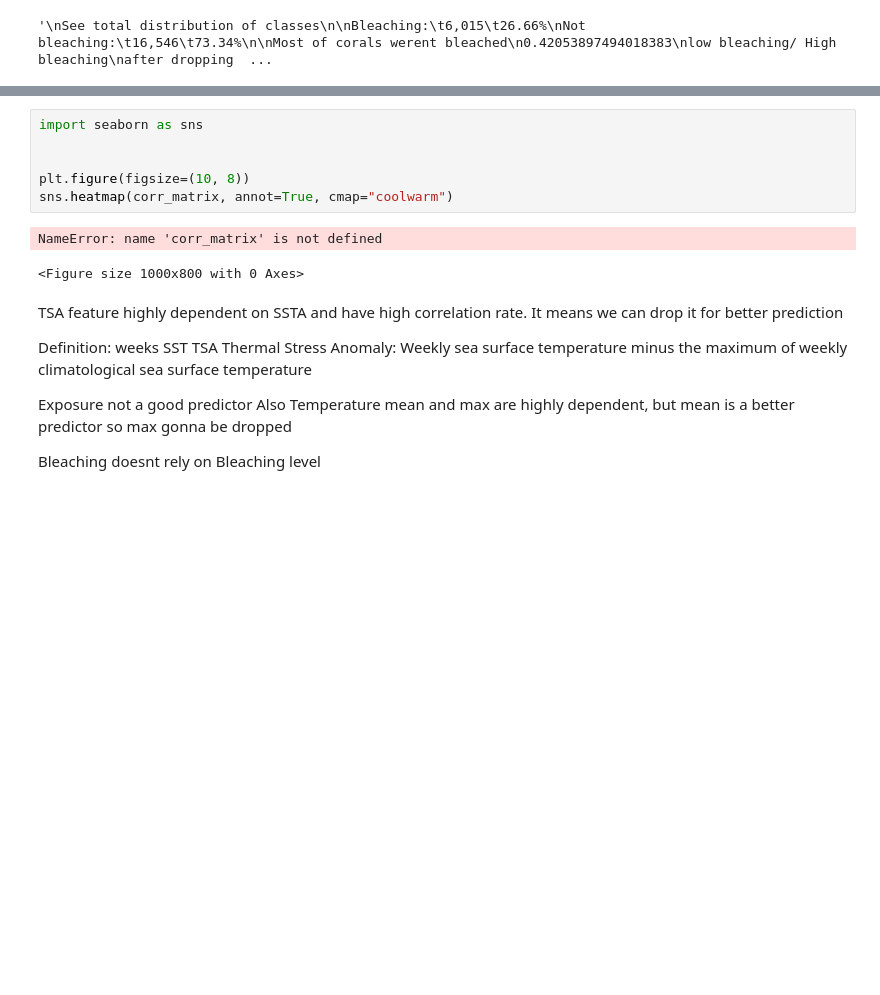
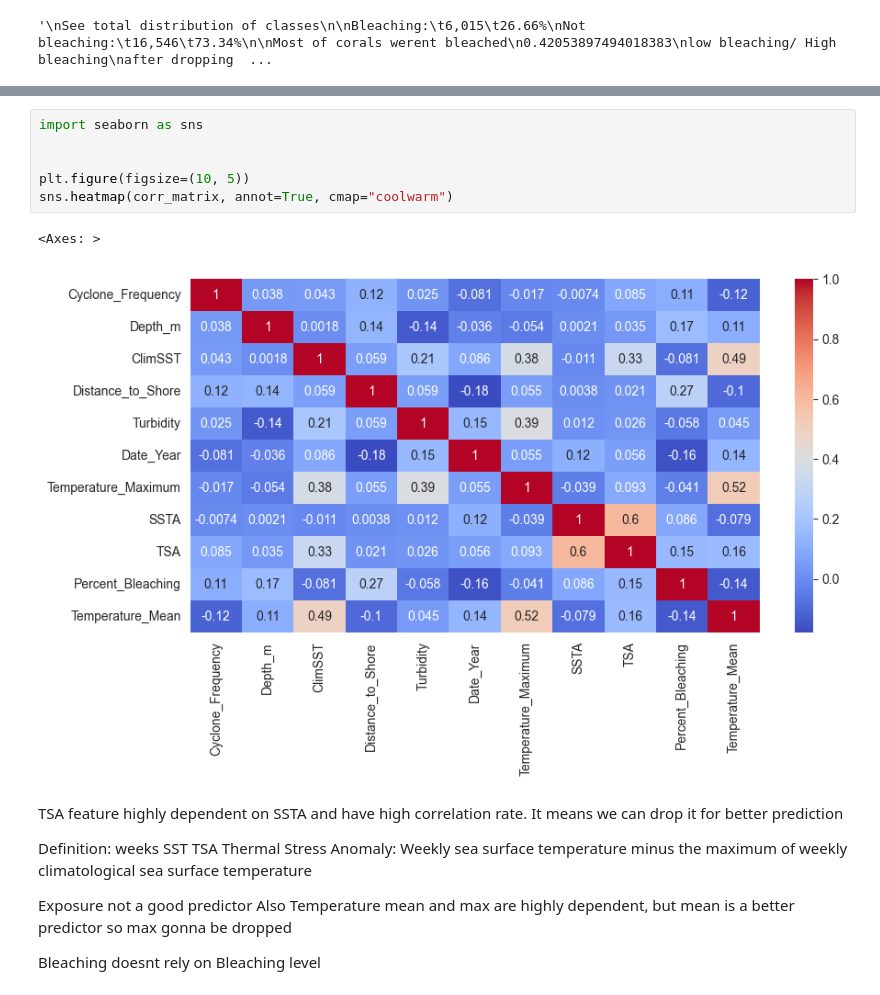
Before and after one commit to BopHockoB/Reef_Analysis, a Jupyter notebook: bleaching_classification_dataset_preprocessing.ipynb, the cells around one changed output, grey strips where cells are left out. Saved outputs shown, nothing was run; the diff lists cells and outputs as text; blank space fills up the shorter version.

```diff
--- a/bleaching_classification_dataset_preprocessing.ipynb
+++ b/bleaching_classification_dataset_preprocessing.ipynb
@@ -295,12 +411,12 @@ Index(['Depth_m', 'Distance_to_Shore', 'Turbidity', 'SSTA', 'TSA',
 # %%
 import seaborn as sns
 
 
-plt.figure(figsize=(10, 8))
+plt.figure(figsize=(10, 5))
 sns.heatmap(corr_matrix, annot=True, cmap="coolwarm")
 # %% [output]
-NameError: name 'corr_matrix' is not defined
+<Axes: >
-<Figure size 1000x800 with 0 Axes>
+[figure, added]
 # %% [markdown]
 TSA feature highly dependent on SSTA and have high correlation rate.
  It means we can drop it for better prediction
```
Also changed, not shown: parts of 10 cells of this notebook, 2 other files.
